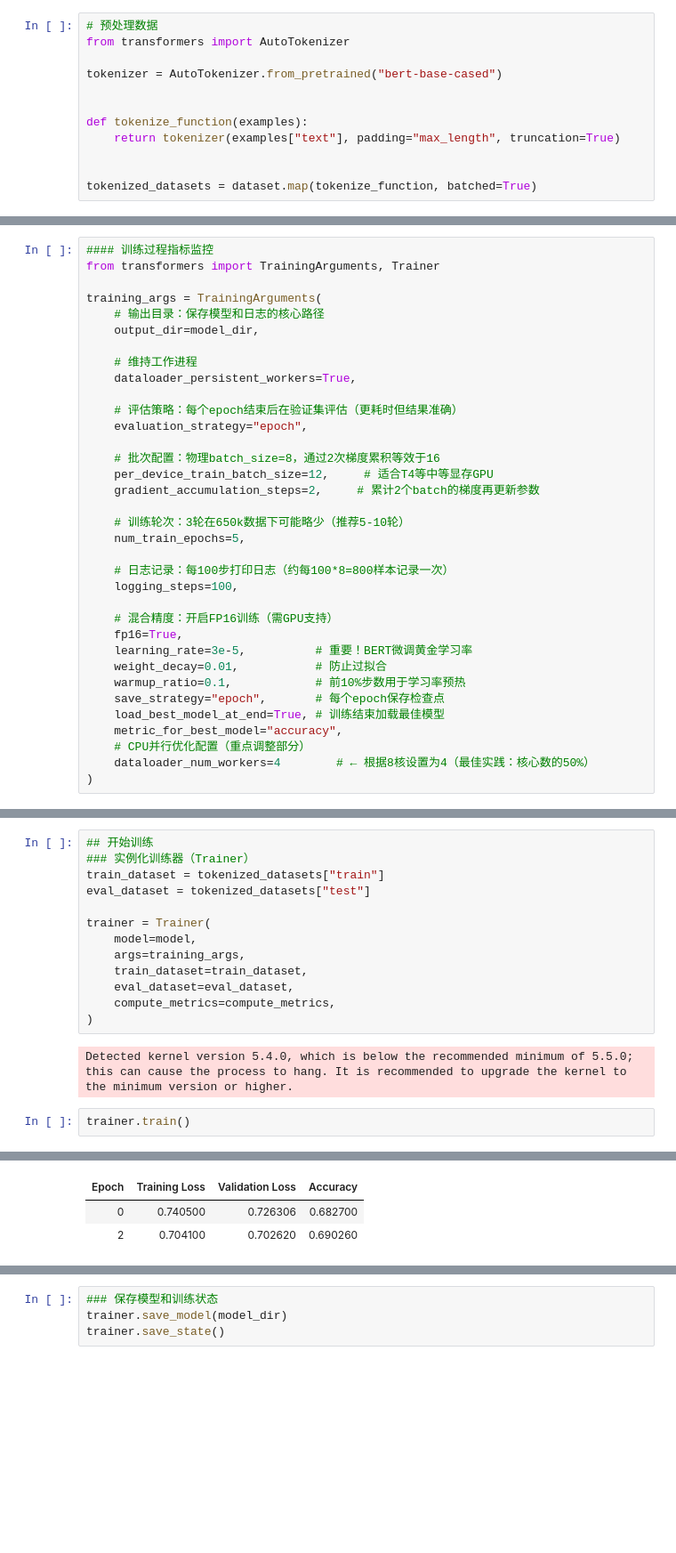
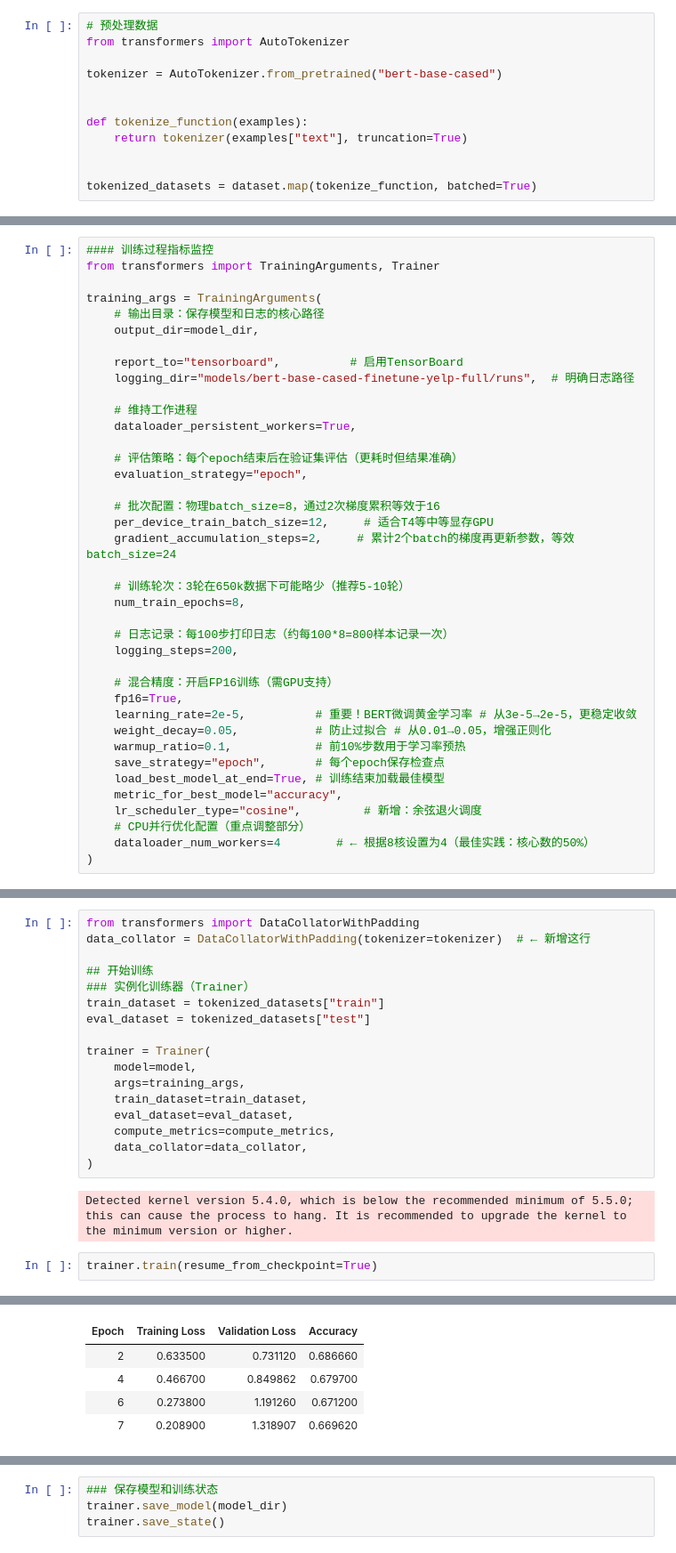
Before and after one commit to chencl1986/LLM-learning, a Jupyter notebook: transformers/fine-tune-quickstart.ipynb, the cells around one changed output, grey strips where cells are left out. Shown: that part at 89% size. Cells and saved outputs as stored; diff of their text form; blank space fills up the shorter version.

```diff
--- a/transformers/fine-tune-quickstart.ipynb
+++ b/transformers/fine-tune-quickstart.ipynb
@@ -949,7 +952,7 @@ tokenizer = AutoTokenizer.from_pretrained("bert-base-cased")
 
 
 def tokenize_function(examples):
-    return tokenizer(examples["text"], padding="max_length", truncation=True)
+    return tokenizer(examples["text"], truncation=True)
 
 
 tokenized_datasets = dataset.map(tokenize_function, batched=True)
@@ -994,6 +1011,9 @@ from transformers import TrainingArguments, Trainer
 training_args = TrainingArguments(
     # 输出目录：保存模型和日志的核心路径
     output_dir=model_dir,
+
+    report_to="tensorboard",          # 启用TensorBoard
+    logging_dir="models/bert-base-cased-finetune-yelp-full/runs",  # 明确日志路径
 
     # 维持工作进程
     dataloader_persistent_workers=True,
@@ -1003,22 +1023,23 @@ training_args = TrainingArguments(
 
     # 批次配置：物理batch_size=8，通过2次梯度累积等效于16
     per_device_train_batch_size=12,     # 适合T4等中等显存GPU
-    gradient_accumulation_steps=2,     # 累计2个batch的梯度再更新参数
+    gradient_accumulation_steps=2,     # 累计2个batch的梯度再更新参数，等效batch_size=24
 
     # 训练轮次：3轮在650k数据下可能略少（推荐5-10轮）
-    num_train_epochs=5,
+    num_train_epochs=8,
 
     # 日志记录：每100步打印日志（约每100*8=800样本记录一次）
-    logging_steps=100,
+    logging_steps=200,
 
     # 混合精度：开启FP16训练（需GPU支持）
     fp16=True,
-    learning_rate=3e-5,          # 重要！BERT微调黄金学习率
-    weight_decay=0.01,           # 防止过拟合
+    learning_rate=2e-5,          # 重要！BERT微调黄金学习率 # 从3e-5→2e-5，更稳定收敛
+    weight_decay=0.05,           # 防止过拟合 # 从0.01→0.05，增强正则化
     warmup_ratio=0.1,            # 前10%步数用于学习率预热
     save_strategy="epoch",       # 每个epoch保存检查点
     load_best_model_at_end=True, # 训练结束加载最佳模型
     metric_for_best_model="accuracy",
+    lr_scheduler_type="cosine",         # 新增：余弦退火调度
     # CPU并行优化配置（重点调整部分）
     dataloader_num_workers=4        # ← 根据8核设置为4（最佳实践：核心数的50%）
 )
@@ -1045,5 +1066,8 @@ weight_decay=0.01,
 )
 # %%
+from transformers import DataCollatorWithPadding
+data_collator = DataCollatorWithPadding(tokenizer=tokenizer)  # ← 新增这行
+
 ## 开始训练
 ### 实例化训练器（Trainer）
 train_dataset = tokenized_datasets["train"]
@@ -1055,9 +1079,10 @@ trainer = Trainer(
     train_dataset=train_dataset,
     eval_dataset=eval_dataset,
     compute_metrics=compute_metrics,
+    data_collator=data_collator,
 )
 # %% [output]
 Detected kernel version 5.4.0, which is below the recommended minimum of 5.5.0; this can cause the process to hang. It is recommended to upgrade the kernel to the minimum version or higher.
 # %%
-trainer.train()
+trainer.train(resume_from_checkpoint=True)
 # %% [output]
@@ -1065,3 +1090,5 @@ trainer.train()
 | Epoch | Training Loss | Validation Loss | Accuracy |
-| 0 | 0.740500 | 0.726306 | 0.682700 |
-| 2 | 0.704100 | 0.702620 | 0.690260 |
+| 2 | 0.633500 | 0.731120 | 0.686660 |
+| 4 | 0.466700 | 0.849862 | 0.679700 |
+| 6 | 0.273800 | 1.191260 | 0.671200 |
+| 7 | 0.208900 | 1.318907 | 0.669620 |
```
Also changed, not shown: parts of 19 cells of this notebook, 1 other file.
